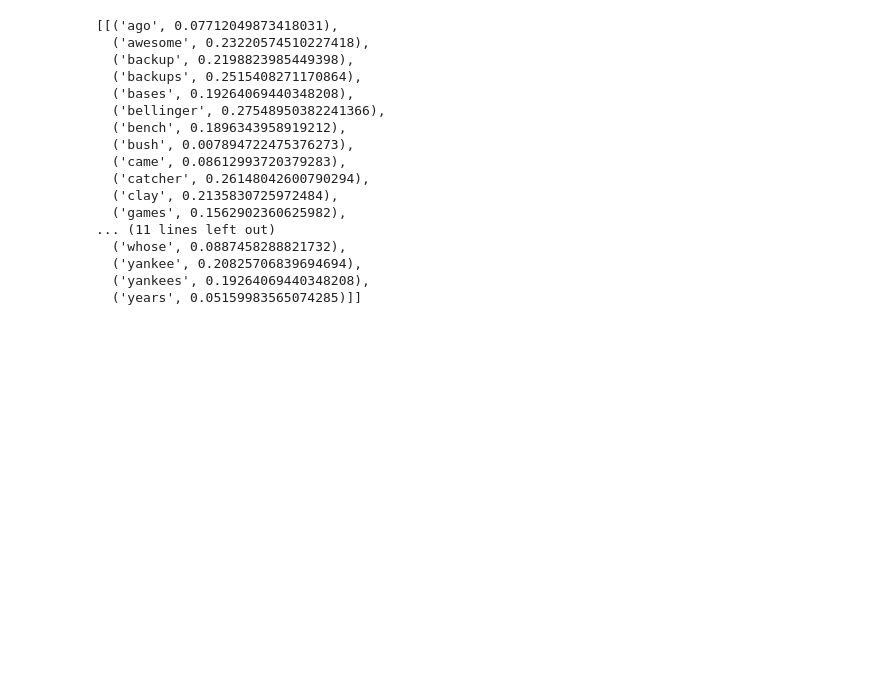
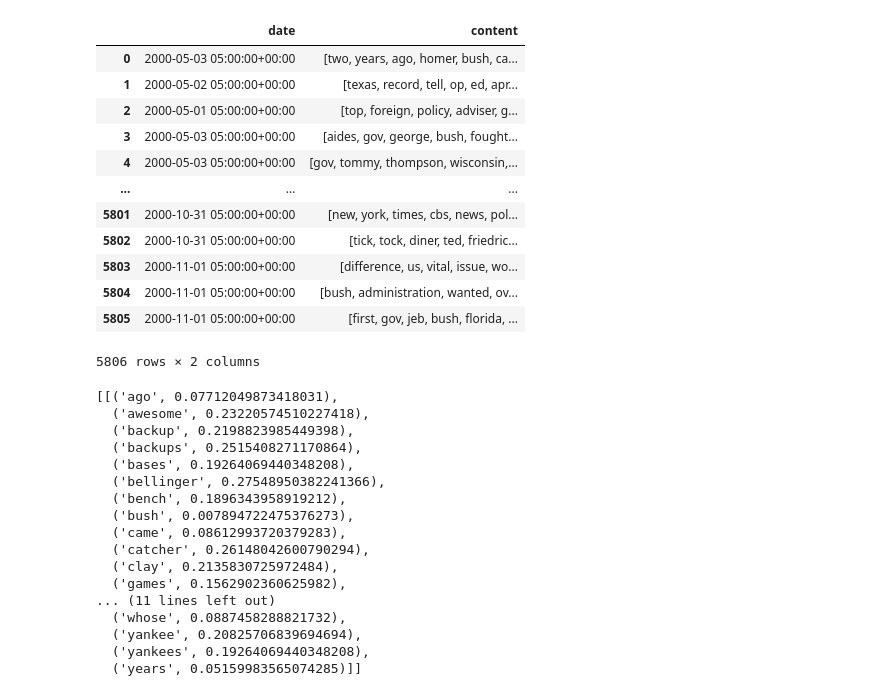
Before and after one commit to varunhari2020/CourseProject, a Jupyter notebook: CausalTopicModeling.ipynb, the cells around one changed output. Drawn from its saved outputs; the diff is of its cells as text; code cells hidden in the pictures; blank space fills up the shorter version.

```diff
--- a/CausalTopicModeling.ipynb
+++ b/CausalTopicModeling.ipynb
@@ -80,7 +80,7 @@ rows = []
 dates = []
 articles = []
 for month in range(5, 11):
-    with open("/content/drive/Data/NYTimes/"+ str(month) + ".txt") as f:
+    with open("/content/drive/My Drive/Data/NYTimes/"+ str(month) + ".txt") as f:
         for i, line in enumerate(f):
             date, article = line.split(",", 1)
             timestamp = datetime.datetime.strptime(date, "%Y-%m-%dT%H:%M:%S%z")
@@ -100,3 +100,16 @@ FileNotFoundError: ignored
+|  | date | content |
+| 0 | 2000-05-03 05:00:00+00:00 | [two, years, ago, homer, bush, ca... |
+| 1 | 2000-05-02 05:00:00+00:00 | [texas, record, tell, op, ed, apr... |
+| 2 | 2000-05-01 05:00:00+00:00 | [top, foreign, policy, adviser, g... |
+| 3 | 2000-05-03 05:00:00+00:00 | [aides, gov, george, bush, fought... |
+| 4 | 2000-05-03 05:00:00+00:00 | [gov, tommy, thompson, wisconsin,... |
+| ... | ... | ... |
+| 5801 | 2000-10-31 05:00:00+00:00 | [new, york, times, cbs, news, pol... |
+| 5802 | 2000-10-31 05:00:00+00:00 | [tick, tock, diner, ted, friedric... |
+| 5803 | 2000-11-01 05:00:00+00:00 | [difference, us, vital, issue, wo... |
+| 5804 | 2000-11-01 05:00:00+00:00 | [bush, administration, wanted, ov... |
+| 5805 | 2000-11-01 05:00:00+00:00 | [first, gov, jeb, bush, florida, ... |
+5806 rows × 2 columns
 # %%
 # Create Dictionary
 id2word = corpora.Dictionary(articles)
```
Also changed, not shown: parts of 9 cells of this notebook.
